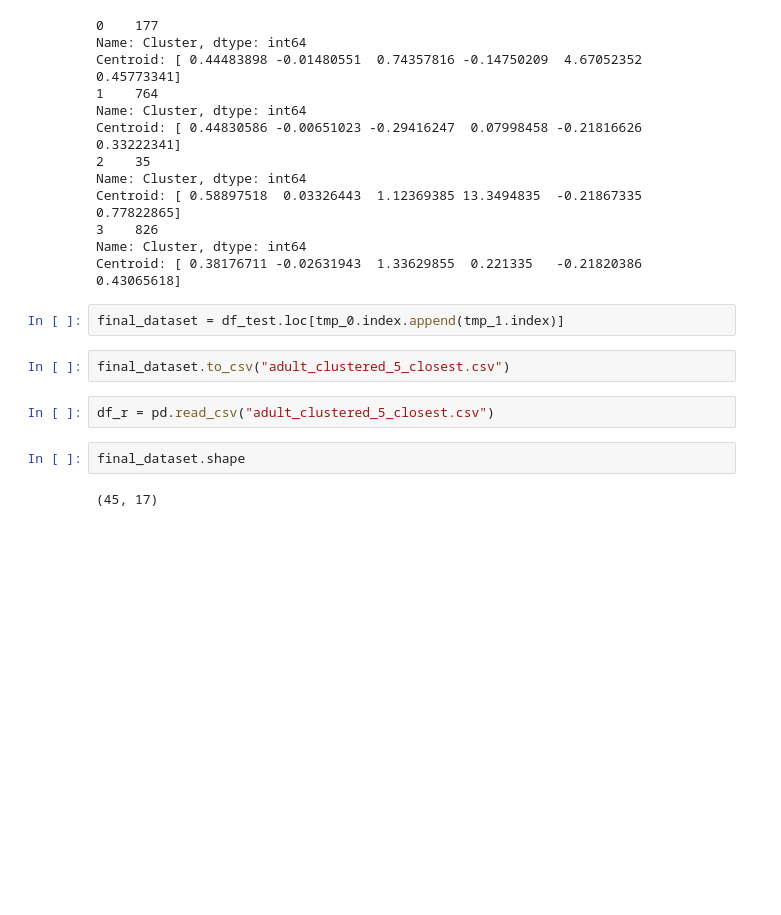
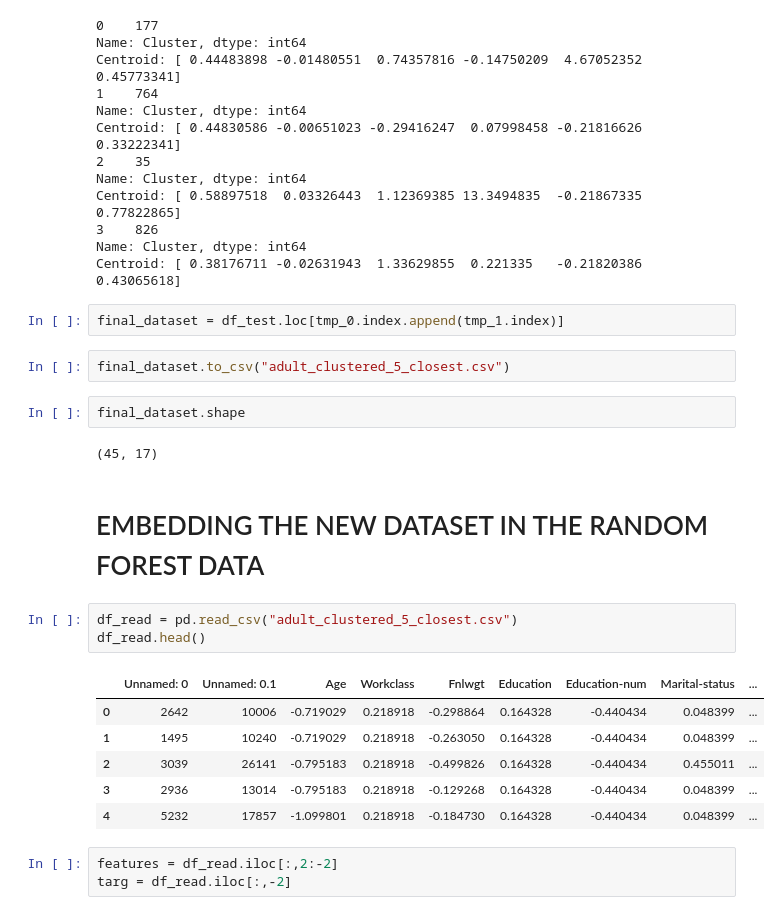
Before and after one commit to gerzin/mlem, a Jupyter notebook: notebooks/datasets/adult/AdultClusteringCentroids.ipynb, the cells around one changed output. Drawn from its saved outputs; the diff is of its cells as text; blank space fills up the shorter version.

Commit message:
Add data into bb data

```diff
--- a/notebooks/datasets/adult/AdultClusteringCentroids.ipynb
+++ b/notebooks/datasets/adult/AdultClusteringCentroids.ipynb
@@ -461,9 +461,22 @@ Centroid: [ 0.38176711 -0.02631943  1.33629855  0.221335   -0.21820386  0.430656
 final_dataset = df_test.loc[tmp_0.index.append(tmp_1.index)]
 # %%
 final_dataset.to_csv("adult_clustered_5_closest.csv")
-# %%
-df_r = pd.read_csv("adult_clustered_5_closest.csv")
 # %%
 final_dataset.shape
 # %% [output]
 (45, 17)
+# %% [markdown]
+# EMBEDDING THE NEW DATASET IN THE RANDOM FOREST DATA
+# %%
+df_read = pd.read_csv("adult_clustered_5_closest.csv")
+df_read.head()
+# %% [output]
+|  | Unnamed: 0 | Unnamed: 0.1 | Age | Workclass | Fnlwgt | Education | Education-num | Marital-status | ... |
+| 0 | 2642 | 10006 | -0.719029 | 0.218918 | -0.298864 | 0.164328 | -0.440434 | 0.048399 | ... |
+| 1 | 1495 | 10240 | -0.719029 | 0.218918 | -0.263050 | 0.164328 | -0.440434 | 0.048399 | ... |
+| 2 | 3039 | 26141 | -0.795183 | 0.218918 | -0.499826 | 0.164328 | -0.440434 | 0.455011 | ... |
+| 3 | 2936 | 13014 | -0.795183 | 0.218918 | -0.129268 | 0.164328 | -0.440434 | 0.048399 | ... |
+| 4 | 5232 | 17857 | -1.099801 | 0.218918 | -0.184730 | 0.164328 | -0.440434 | 0.048399 | ... |
+# %%
+features = df_read.iloc[:,2:-2]
+targ = df_read.iloc[:,-2]
```
Also changed, not shown: parts of 4 cells of this notebook, 2 other files.
